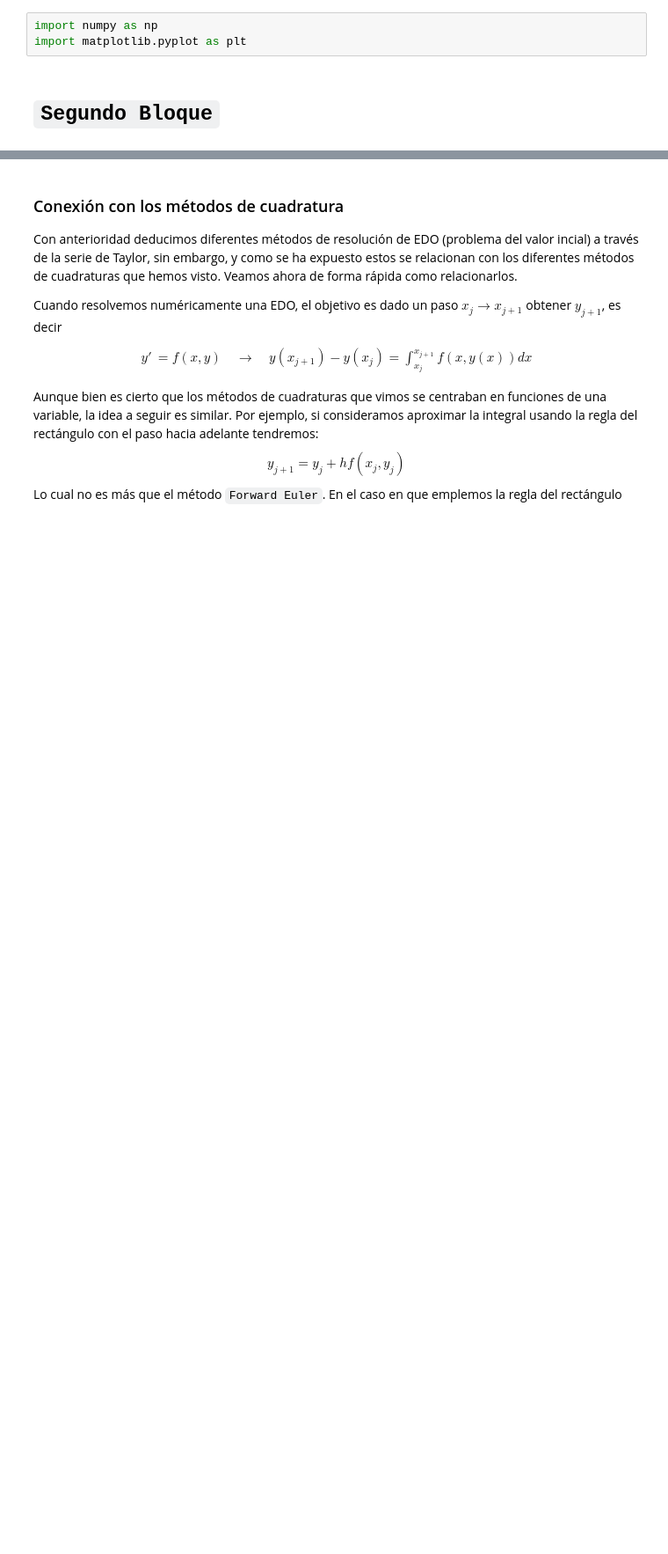
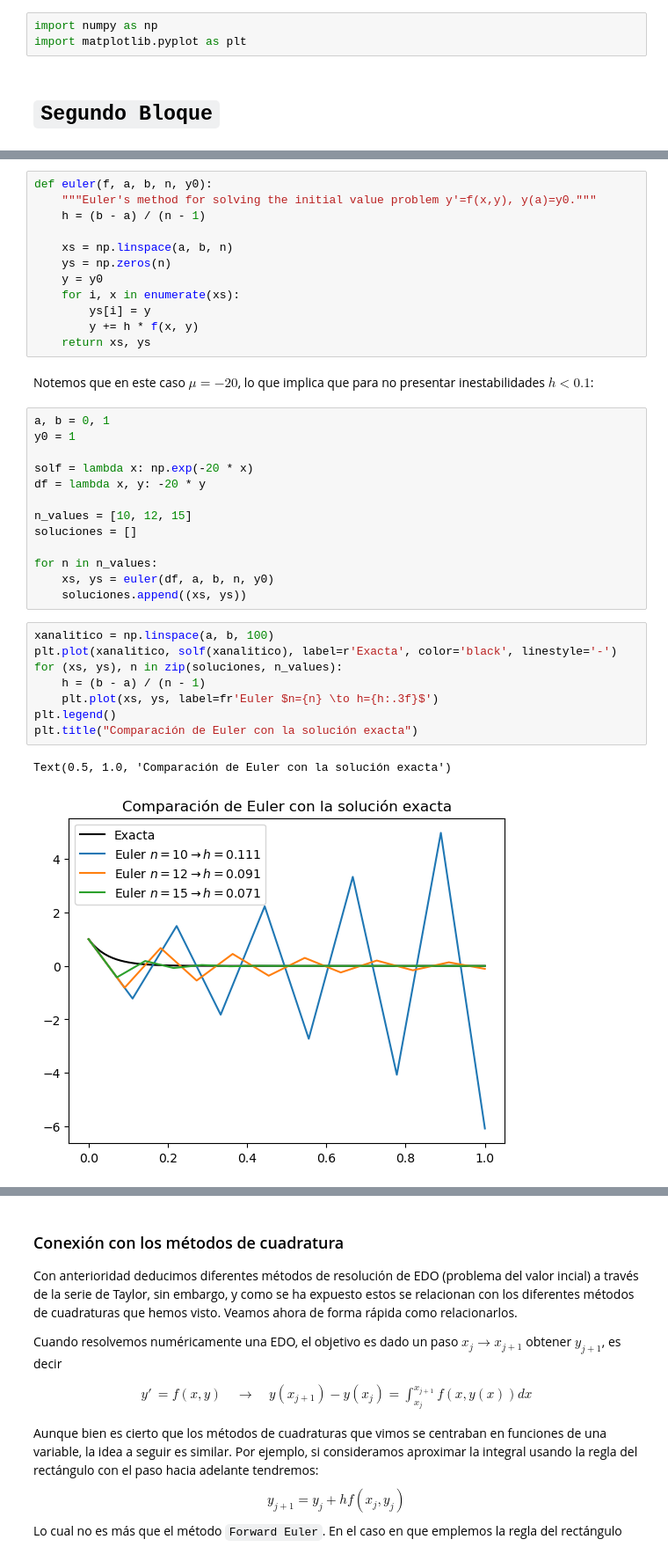
Before and after one commit to Mandy8808/Metodos_Numericos_2024, a Jupyter notebook: Lectures/Primer_Bloque/Lecture_part6.ipynb, the cells around one changed output, grey strips where cells are left out. Shown at 88% size. Drawn from its saved outputs; the diff is of its cells as text; blank space fills up the shorter version.

```diff
--- a/Lectures/Primer_Bloque/Lecture_part6.ipynb
+++ b/Lectures/Primer_Bloque/Lecture_part6.ipynb
@@ -5,0 +231,38 @@ import matplotlib.pyplot as plt
+# %%
+def euler(f, a, b, n, y0):
+    """Euler's method for solving the initial value problem y'=f(x,y), y(a)=y0."""
+    h = (b - a) / (n - 1)
+
+    xs = np.linspace(a, b, n)
+    ys = np.zeros(n)
+    y = y0
+    for i, x in enumerate(xs):
+        ys[i] = y
+        y += h * f(x, y)
+    return xs, ys
+# %% [markdown]
+Notemos que en este caso $\mu=-20$, lo que implica que para no presentar inestabilidades $h<0.1$:
+# %%
+a, b = 0, 1
+y0 = 1
+
+solf = lambda x: np.exp(-20 * x)
+df = lambda x, y: -20 * y
+
+n_values = [10, 12, 15]
+soluciones = []
+
+for n in n_values:
+    xs, ys = euler(df, a, b, n, y0)
+    soluciones.append((xs, ys))
+# %%
+xanalitico = np.linspace(a, b, 100)
+plt.plot(xanalitico, solf(xanalitico), label=r'Exacta', color='black', linestyle='-')
+for (xs, ys), n in zip(soluciones, n_values):
+    h = (b - a) / (n - 1)
+    plt.plot(xs, ys, label=fr'Euler $n={n} \to h={h:.3f}$')
+plt.legend()
+plt.title("Comparación de Euler con la solución exacta")
+# %% [output]
+Text(0.5, 1.0, 'Comparación de Euler con la solución exacta')
+[figure, added]
```
Also changed, not shown: parts of 32 cells of this notebook.
